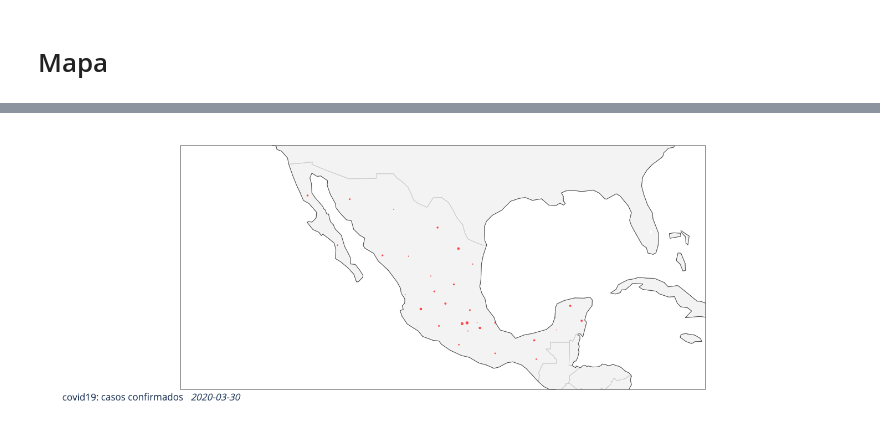
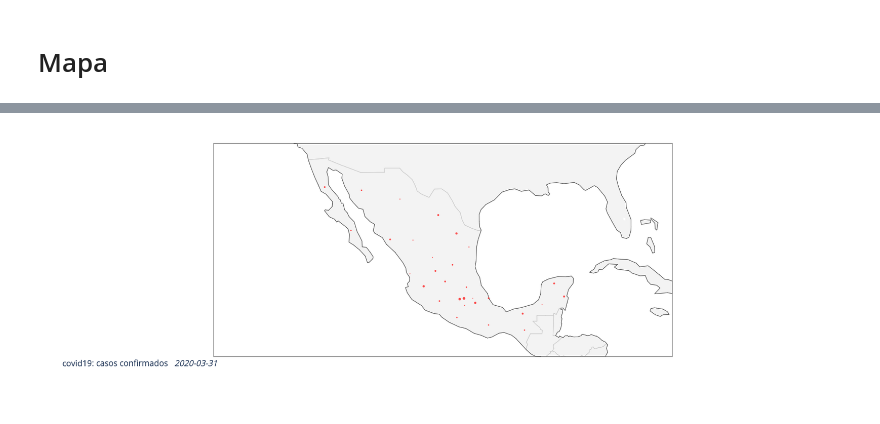
Before and after one commit to nataquinones/covid19_mexico, a Jupyter notebook: ipynb_notebooks/mapa.ipynb, the cells around one changed output, grey strips where cells are left out. Drawn from its saved outputs; the diff is of its cells as text; code cells hidden in the pictures.

```diff
--- a/ipynb_notebooks/mapa.ipynb
+++ b/ipynb_notebooks/mapa.ipynb
@@ -83,5 +83,5 @@ def map_stat(table_file, html=None):
 
     return df_map, fig
 # %%
-df_map, fig = map_stat('../datos/tablas_procesadas/tabla_completa.tsv', html='../figuras/map_20200330.html')
+df_map, fig = map_stat('../datos/tablas_procesadas/tabla_completa.tsv', html='../figuras/map_20200331.html')
 # %% [output]
@@ -89,2 +88,2 @@ df_map, fig = map_stat('../datos/tablas_procesadas/tabla_completa.tsv', html='..
-[figure, old version]
+[figure, new version]
 # %%
```
Also changed, not shown: parts of 3 cells of this notebook, 8 other files.
